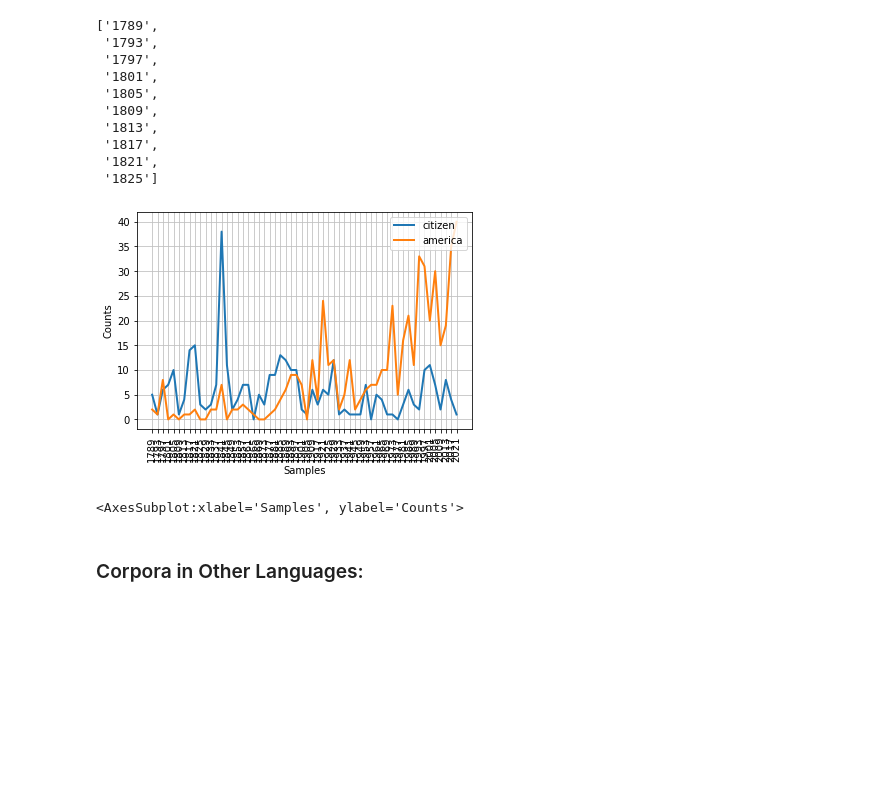
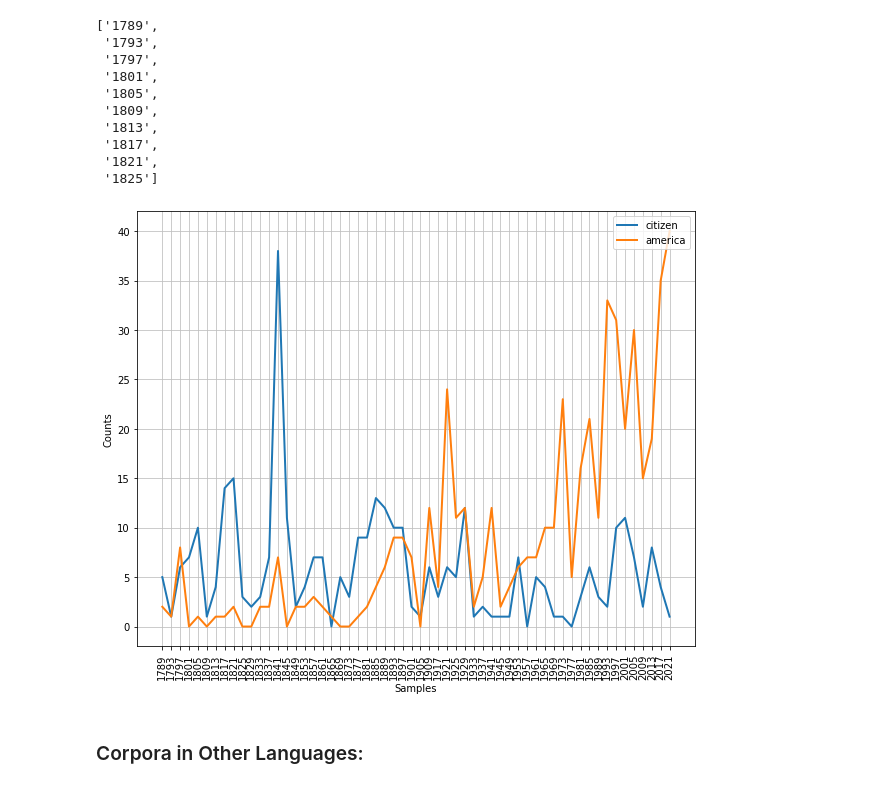
Before and after one commit to adobiss/nltk, a Jupyter notebook: accessing_text_corpora_and_lexical_resources.ipynb, the cells around one changed output. Cells and saved outputs as stored; diff of their text form; code cells hidden in the pictures; blank space fills up the shorter version.

```diff
--- a/accessing_text_corpora_and_lexical_resources.ipynb
+++ b/accessing_text_corpora_and_lexical_resources.ipynb
@@ -247,16 +231,19 @@ inaugural.fileids()[:10]
  '1821',
  '1825']
 # %%
+import matplotlib.pyplot as plt
+
 cfd = nltk.ConditionalFreqDist(
         (target, fileid[:4])
         for fileid in inaugural.fileids()
         for w in inaugural.words(fileid)
         for target in ['america', 'citizen']
         if w.lower().startswith(target))
+plt.figure(figsize=(10, 8))
 cfd.plot()
+plt.show()
 # %% [output]
-[figure, old version]
+[figure, new version]
-<AxesSubplot:xlabel='Samples', ylabel='Counts'>
 # %% [markdown]
 ### Corpora in Other Languages:
 # %%
```
Also changed, not shown: parts of 19 cells of this notebook, 4 other files.
